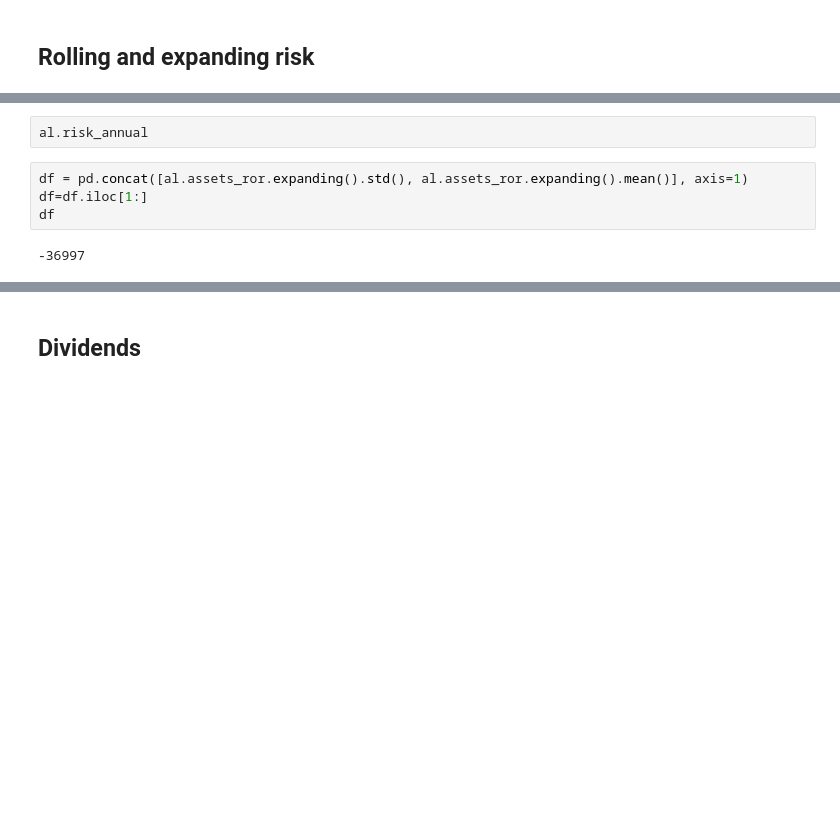
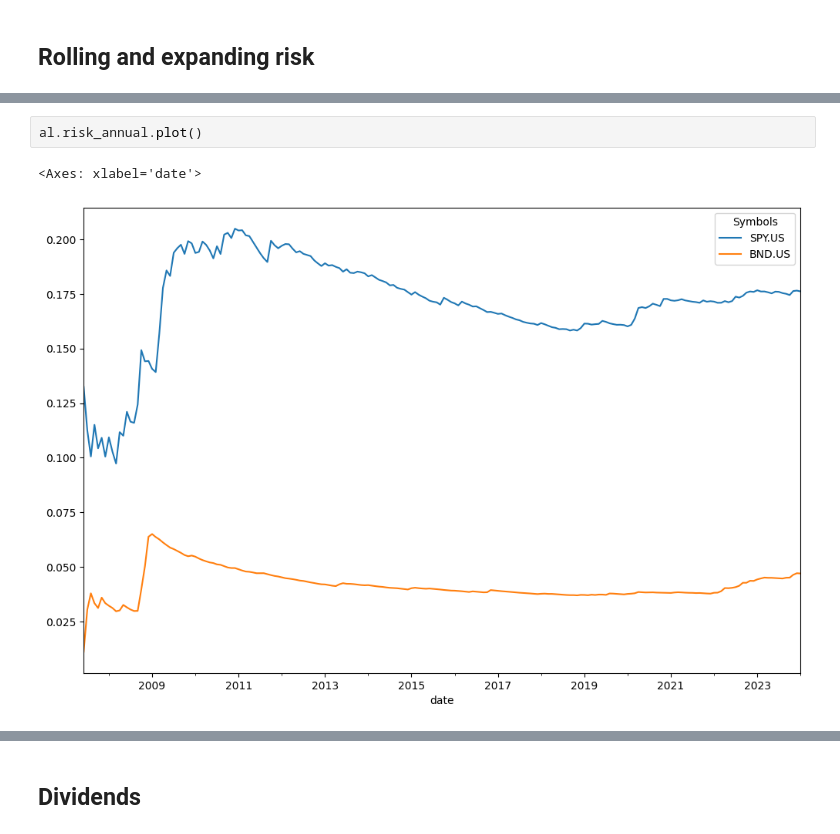
Before and after one commit to mbk-dev/okama, a Jupyter notebook: main_notebook.ipynb, the cells around one changed output, grey strips where cells are left out. Saved outputs shown, nothing was run; the diff lists cells and outputs as text; blank space fills up the shorter version.

```diff
--- a/main_notebook.ipynb
+++ b/main_notebook.ipynb
@@ -76,8 +60,5 @@ TypeError: Portfolio.__init__() missing 1 required keyword-only argument: 'disco
 # %%
-al.risk_annual
+al.risk_annual.plot()
+# %% [output]
+<Axes: xlabel='date'>
+[figure, added]
-# %%
-df = pd.concat([al.assets_ror.expanding().std(), al.assets_ror.expanding().mean()], axis=1)
-df=df.iloc[1:]
-df
-# %% [output]
--36997
```
Also changed, not shown: parts of 11 cells of this notebook, 1 other file.
